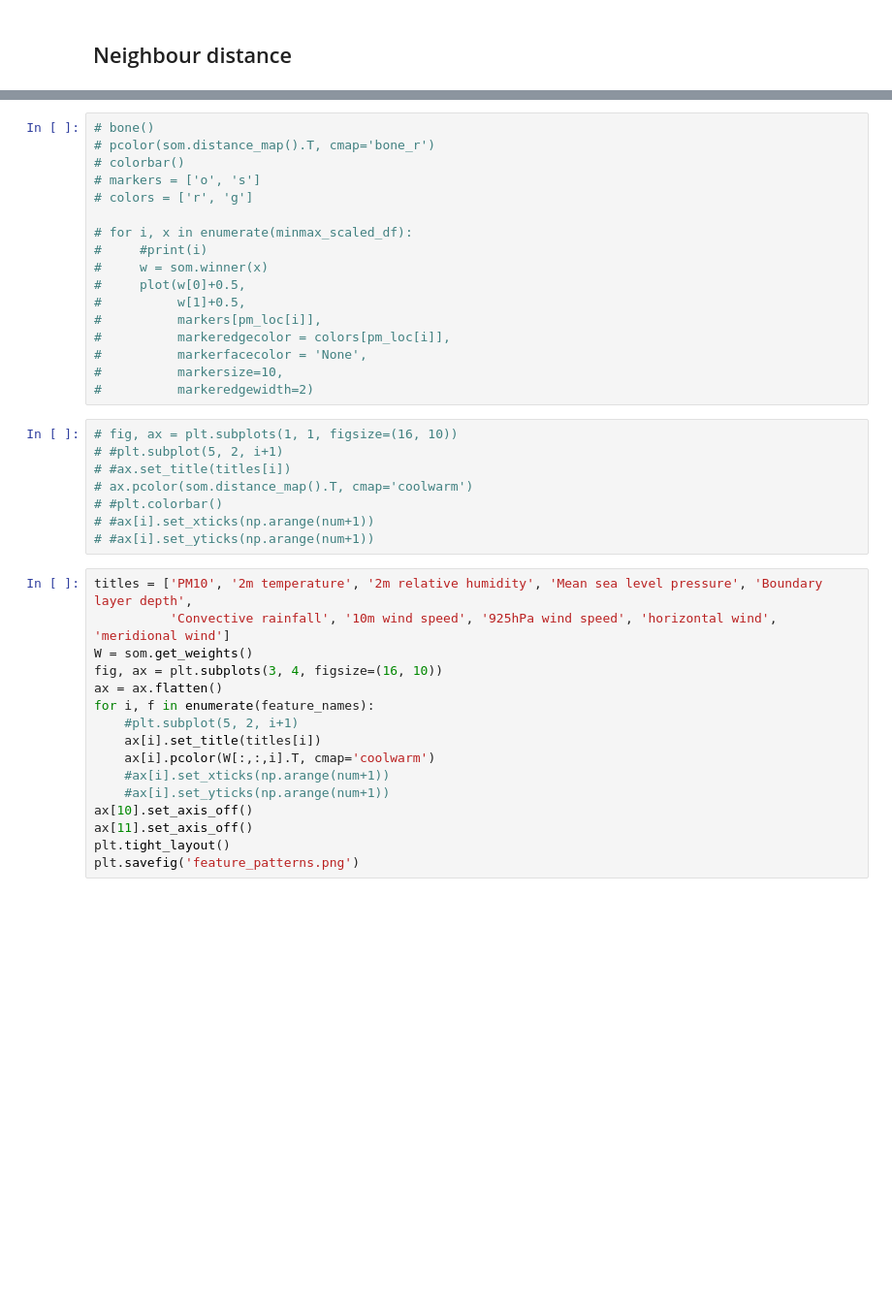
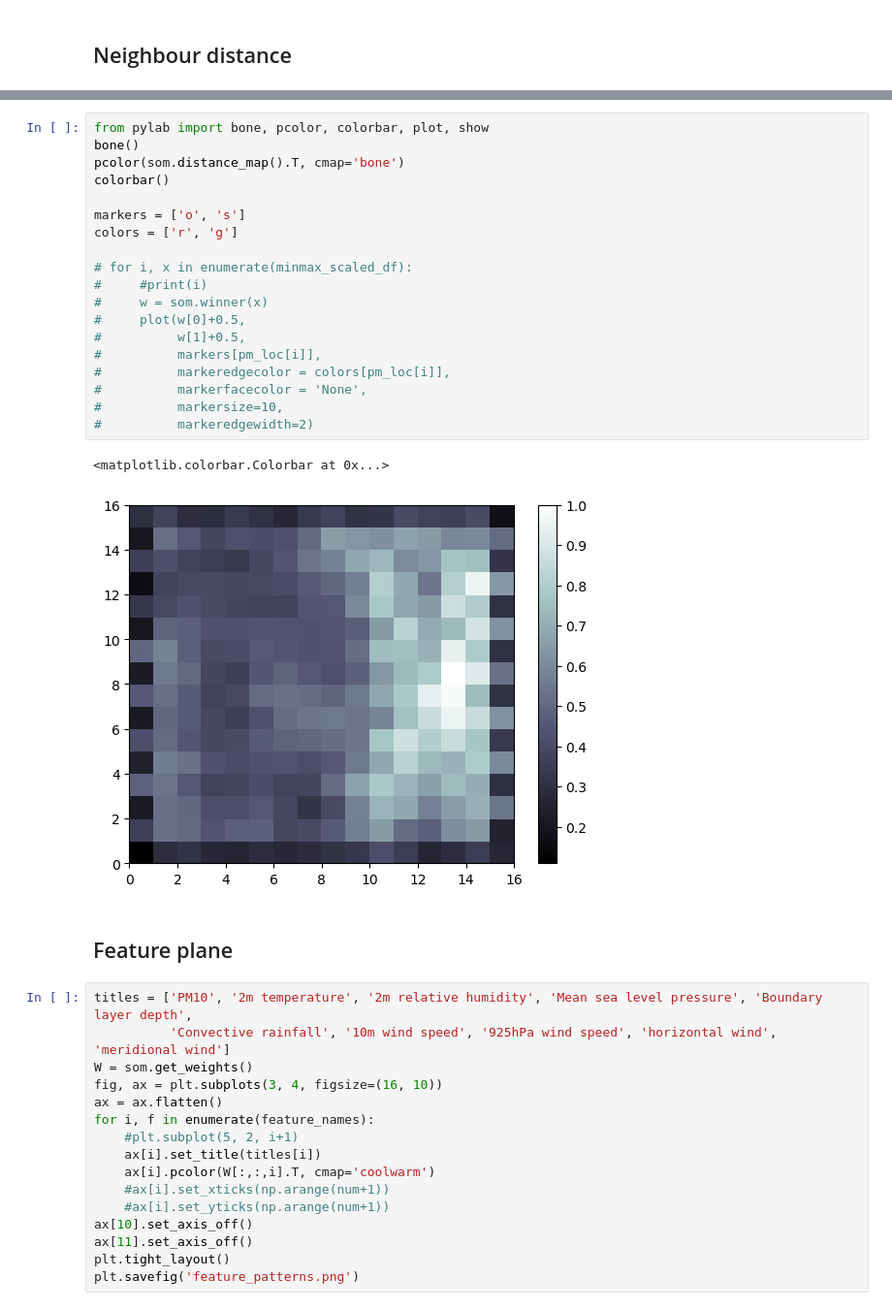
Before and after one commit to projectpythia-mystmd/dust-cookbook, a Jupyter notebook: SOM_notebook.ipynb, the cells around one changed output, grey strips where cells are left out. Shown at 97% size. Saved outputs shown, nothing was run; the diff lists cells and outputs as text; blank space fills up the shorter version.

```diff
--- a/SOM_notebook.ipynb
+++ b/SOM_notebook.ipynb
@@ -243,28 +185,27 @@ ax.legend(handles=legend_elements, bbox_to_anchor=(0.1, 1.08), loc='upper left',
 # %%
-# bone()
-# pcolor(som.distance_map().T, cmap='bone_r')
-# colorbar()
-# markers = ['o', 's']
-# colors = ['r', 'g']
+from pylab import bone, pcolor, colorbar, plot, show
+bone()
+pcolor(som.distance_map().T, cmap='bone')
+colorbar()
+
+markers = ['o', 's']
+colors = ['r', 'g']
 
 # for i, x in enumerate(minmax_scaled_df):
 #     #print(i)
 #     w = som.winner(x)
 #     plot(w[0]+0.5,
 #          w[1]+0.5,
 #          markers[pm_loc[i]],
 #          markeredgecolor = colors[pm_loc[i]],
 #          markerfacecolor = 'None',
 #          markersize=10,
 #          markeredgewidth=2)
+# %% [output]
+<matplotlib.colorbar.Colorbar at 0x...>
+[figure, added]
-# %%
-# fig, ax = plt.subplots(1, 1, figsize=(16, 10))
-# #plt.subplot(5, 2, i+1)
-# #ax.set_title(titles[i])
-# ax.pcolor(som.distance_map().T, cmap='coolwarm')
-# #plt.colorbar()
-# #ax[i].set_xticks(np.arange(num+1))
-# #ax[i].set_yticks(np.arange(num+1))
+# %% [markdown]
+## Feature plane
 # %%
 titles = ['PM10', '2m temperature', '2m relative humidity', 'Mean sea level pressure', 'Boundary layer depth',
           'Convective rainfall', '10m wind speed', '925hPa wind speed', 'horizontal wind', 'meridional wind']
```
Also changed, not shown: parts of 22 cells of this notebook, 2 other files.
